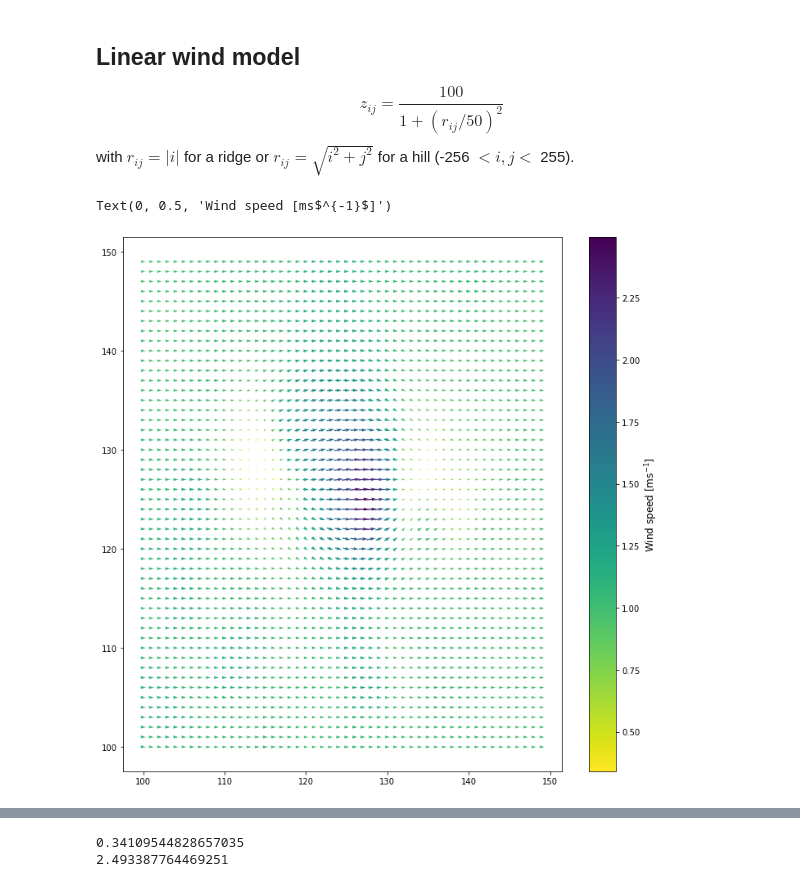
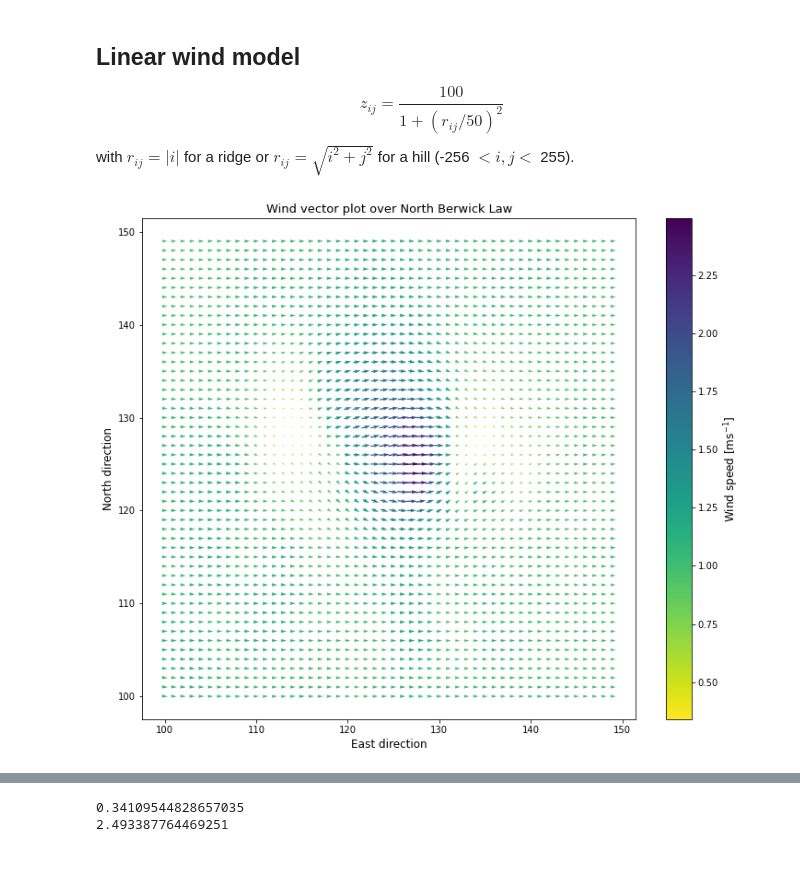
Before and after one commit to dhegedus99/MetGroupProject, a Jupyter notebook: WindNotebook.ipynb, the cells around one changed output, grey strips where cells are left out. Saved outputs shown, nothing was run; the diff lists cells and outputs as text; code cells hidden in the pictures.

```diff
--- a/WindNotebook.ipynb
+++ b/WindNotebook.ipynb
@@ -76,18 +76,25 @@ w[1:-1,1:-1] = u[1:-1,1:-1]*dzdx + v[1:-1,1:-1]*dzdy
 # %%
 # Wind vector plot over hill
 
 X = np.arange(0, 256)
 Y = np.arange(0, 256)
 
-fig, ax = plt.subplots(figsize=(12, 12))
+fig, ax = plt.subplots(figsize=(12, 10))
+#create quiver plot of data
+
 q = ax.quiver(X[100:150], Y[100:150], u[100:150, 100:150], v[100:150, 100:150], wind[100:150, 100:150], cmap='viridis_r', pivot='mid', units='inches')
+
+# set colourbar for the plot
 cbar = fig.colorbar(q)
 cbar.ax.set_ylabel('Wind speed [ms$^{-1}$]', fontsize = 12)
 
+ax.set_title("Wind vector plot over North Berwick Law", fontsize = 13)
+ax.set_xlabel("East direction", fontsize=12)
+ax.set_ylabel("North direction", fontsize=12)
+plt.show()
 # is the wind speed in m/s?
 # %% [output]
-Text(0, 0.5, 'Wind speed [ms$^{-1}$]')
-[figure, old version]
+[figure, new version]
 # %%
 # Wind stream lines over hill
 
```
Also changed, not shown: parts of 17 cells of this notebook.
